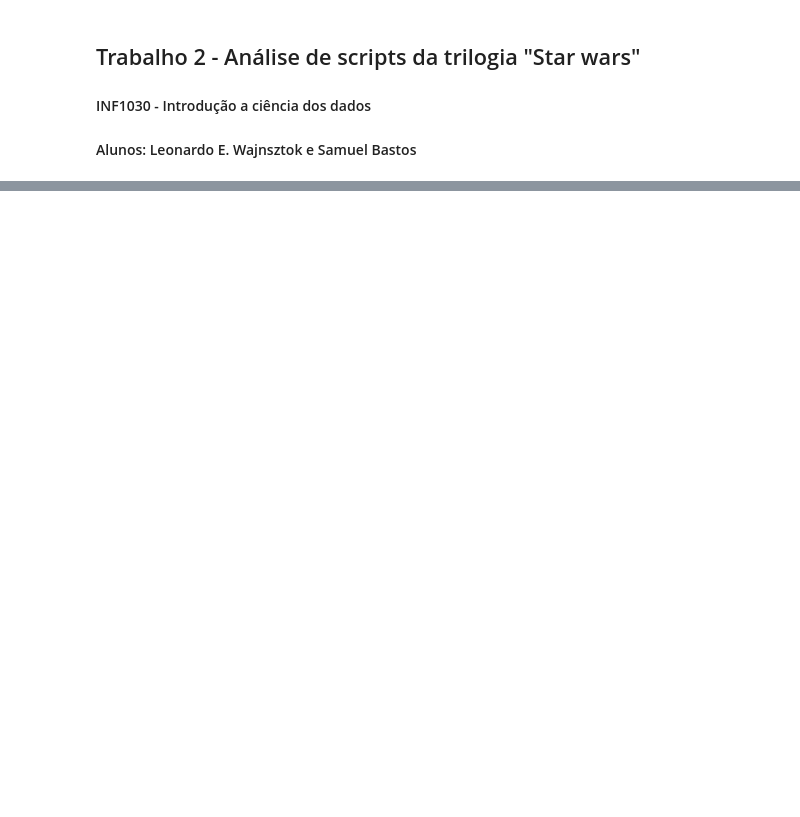
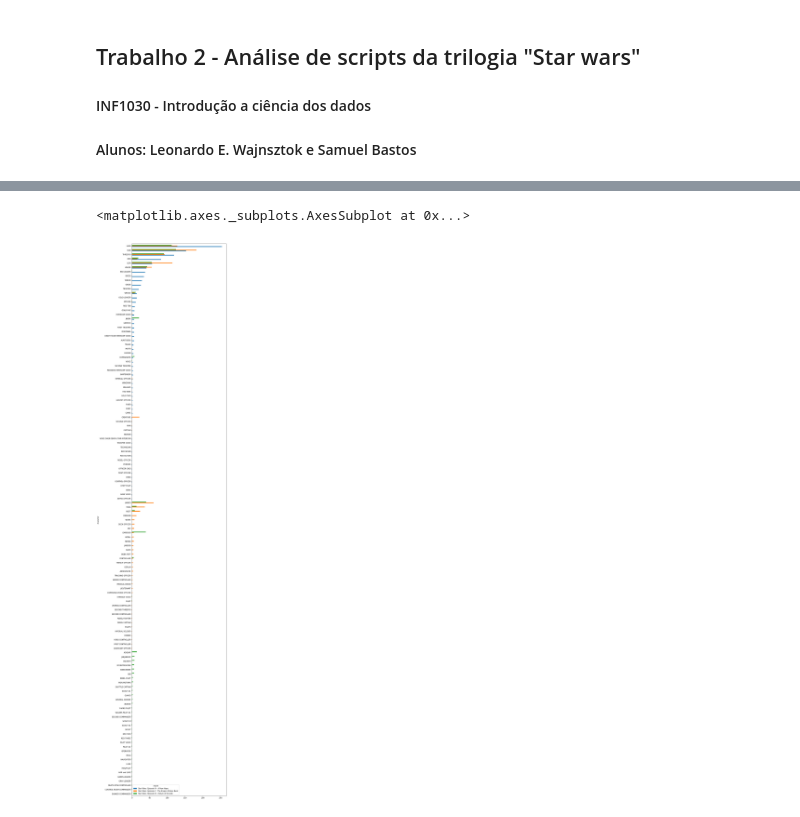
Before and after one commit to leotok/starwars-text-mining, a Jupyter notebook: script-analysis.ipynb, the cells around one changed output, grey strips where cells are left out. Drawn from its saved outputs; the diff is of its cells as text; code cells hidden in the pictures; blank space fills up the shorter version.

```diff
--- a/script-analysis.ipynb
+++ b/script-analysis.ipynb
@@ -48,0 +90,3 @@ character_dialogue_count.plot.barh(figsize=(16,12))
+# %%
+character_dialogue_count = trilogy.groupby(['character', 'movie']).size().unstack('movie')
+character_dialogue_count = character_dialogue_count.fillna(0)
@@ -48,0 +101,5 @@ character_dialogue_count.plot.barh(figsize=(16,12))
+# %%
+character_dialogue_count.sort_values(by=[SW_EP4,SW_EP5,SW_EP6], ascending=True).plot.barh(figsize=(10,60))
+# %% [output]
+<matplotlib.axes._subplots.AxesSubplot at 0x...>
+[figure, added]
```
Also changed, not shown: parts of 13 cells of this notebook.
